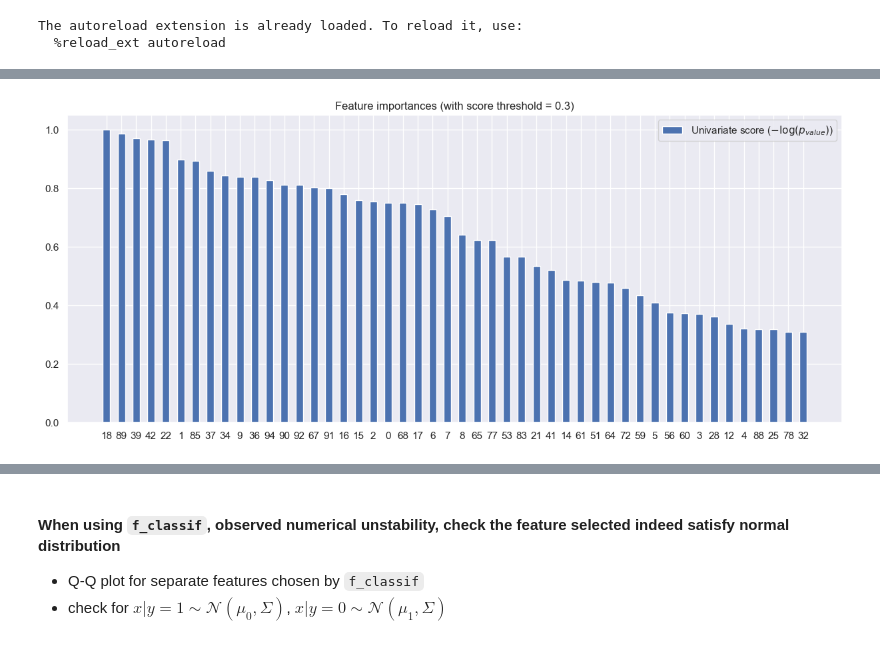
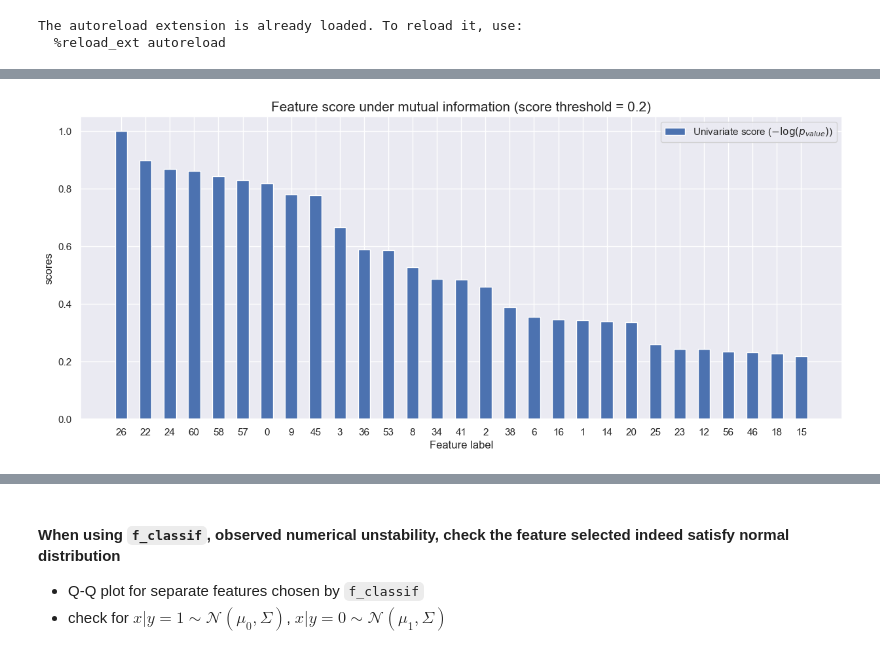
Before and after one commit to Mr-Wonderfool/Company-Bankruptcy-Prediction, a Jupyter notebook: models/visualization.ipynb, the cells around one changed output, grey strips where cells are left out. Cells and saved outputs as stored; diff of their text form; code cells hidden in the pictures.

```diff
--- a/models/visualization.ipynb
+++ b/models/visualization.ipynb
@@ -63,8 +79,12 @@ selector = UniVarSelector(data_all.drop(columns=target), data_all[target], perce
 features_mutual_info = selector.fit()
-# %%
-selector.plot(threshold=0.3)
-# %% [output]
-[figure, removed]
+# %%
+ax = selector.plot(threshold=.2)
+ax.set_title('Feature score under mutual information (score threshold = 0.2)', size=15)
+ax.set_xlabel('Feature label')
+ax.set_ylabel('scores')
+plt.savefig('../thesis/images/score_mutual_info.png', dpi=200)
+# %% [output]
+[figure, added]
 # %%
 copy_f = np.sort(features_f)
 copy_mi = np.sort(features_mutual_info)
```
Also changed, not shown: parts of 14 cells of this notebook, 8 other files.
